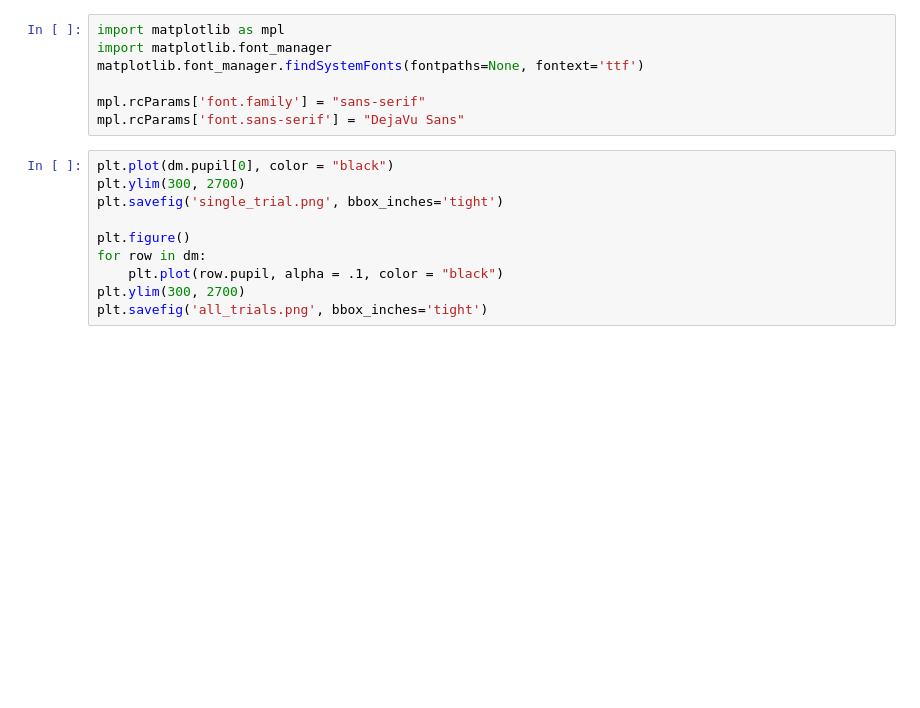
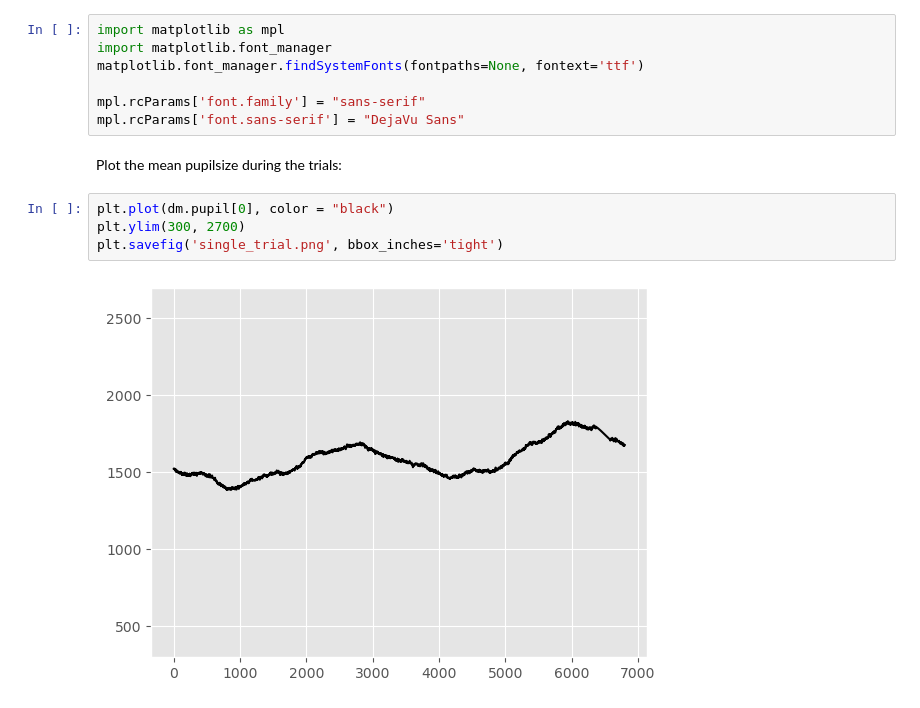
Before and after one commit to markspan/PreProcessing, a Jupyter notebook: pp.ipynb, the cells around one changed output. Drawn from its saved outputs; the diff is of its cells as text; blank space fills up the shorter version.

```diff
--- a/pp.ipynb
+++ b/pp.ipynb
@@ -113,13 +139,11 @@ matplotlib.font_manager.findSystemFonts(fontpaths=None, fontext='ttf')
 
 mpl.rcParams['font.family'] = "sans-serif"
 mpl.rcParams['font.sans-serif'] = "DejaVu Sans"
+# %% [markdown]
+Plot the mean pupilsize during the trials:
 # %%
 plt.plot(dm.pupil[0], color = "black")
 plt.ylim(300, 2700)
 plt.savefig('single_trial.png', bbox_inches='tight')
-
-plt.figure()
-for row in dm:
-    plt.plot(row.pupil, alpha = .1, color = "black")
-plt.ylim(300, 2700)
-plt.savefig('all_trials.png', bbox_inches='tight')
+# %% [output]
+[figure, added]
```
Also changed, not shown: parts of 5 cells of this notebook.
